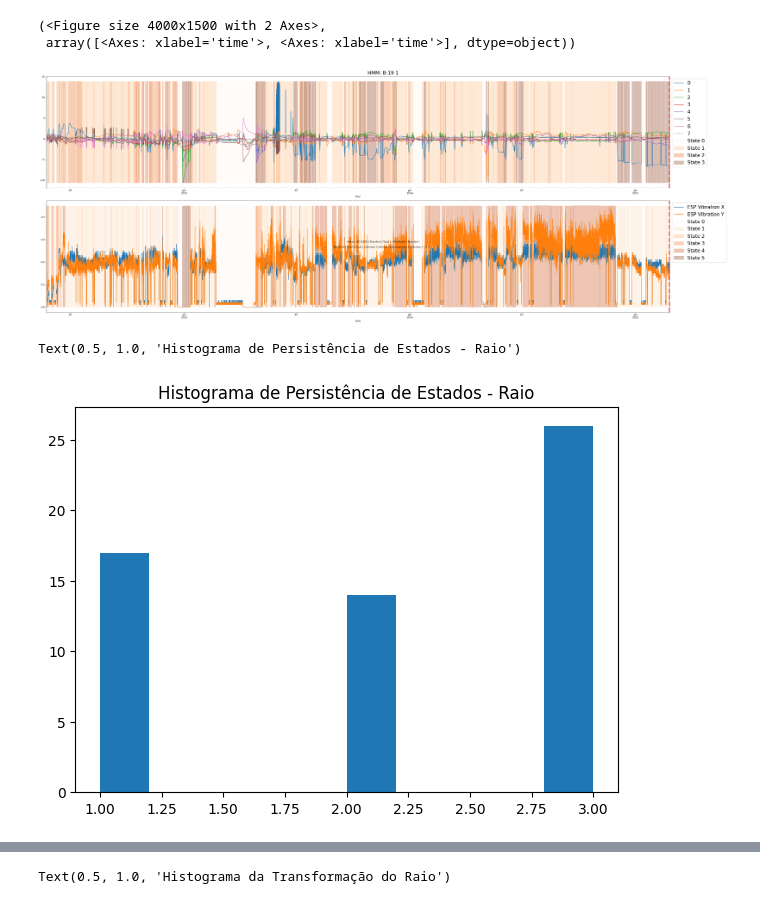
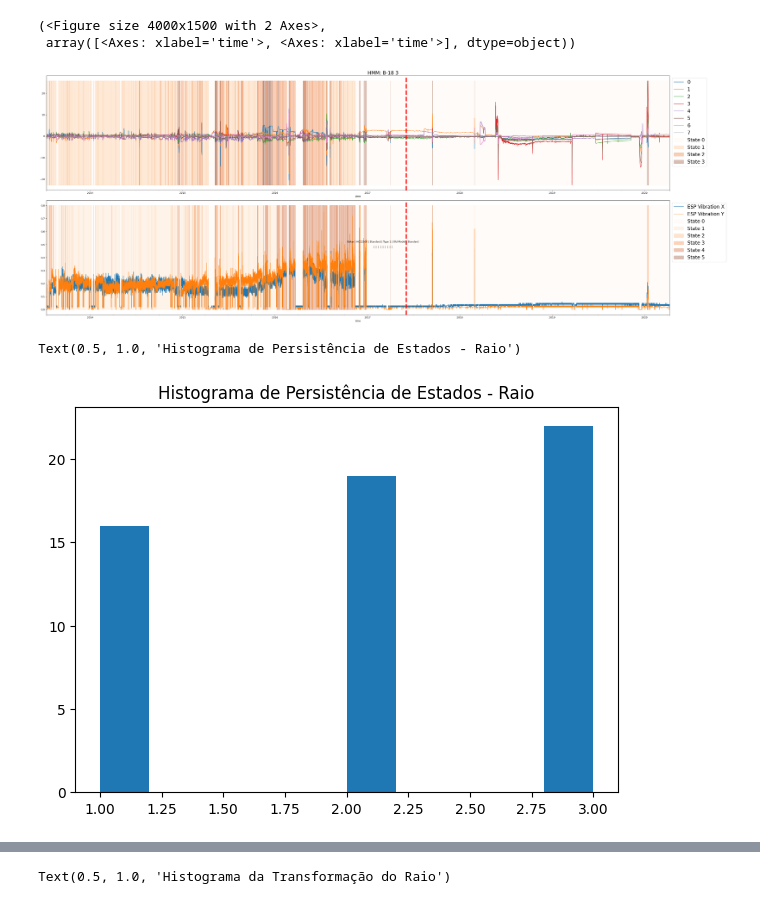
Before and after one commit to RL2-SP3/LISSA, a Jupyter notebook: examples/analise_modelos_hmm.ipynb, the cells around one changed output, grey strips where cells are left out. Cells and saved outputs as stored; diff of their text form; code cells hidden in the pictures.

```diff
--- a/examples/analise_modelos_hmm.ipynb
+++ b/examples/analise_modelos_hmm.ipynb
@@ -19,7 +19,7 @@ import pickle
 PCAData = pd.read_csv("../data/PCA/PCAtotal.csv",delimiter=",").fillna(0)
 PCAData.rename(columns={"Unnamed: 0":"time"},inplace=True)
 # %%
-mainSeed = 971215728
+mainSeed = 971215
 np.random.seed(mainSeed)
 
 PCAHeaders = [str(i) for i in range(0,8)]
@@ -31,8 +31,5 @@ complexVib = PCAData["ESP Vibration X"]+1j*PCAData["ESP Vibration Y"]
 PCAData["VibMod"] = np.absolute(complexVib)
 PCAData["VibArc"] = np.angle(complexVib)
 
-PCAData["Radius Category"] = pd.qcut(PCAData["Radius"],q=[0,.75,.95,1],labels=[1,2,3]).astype(int)
-PCAData["Radius Category"].hist()
-PCAData["Radius"].describe()
 
 X_train, trainLength, X_test, testLength, modelData, totalLength = li.Splitter(pumpList=pumpList,proportion=0.75,entireData=PCAData)
@@ -41,7 +36,24 @@ X_train, trainLength, X_test, testLength, modelData, totalLength = li.Splitter(p
 # %%
-modelCat = modelCat = hmm.CategoricalHMM(n_components=2,random_state=mainSeed)
-modelCat = li.HMMTrainer(X_train["Radius Category"],trainLength,modelCat)
-li.PostProcessing(modelCat, PCAData, modelData,"Radius Category", "State Cat", totalLength)
-print(modelCat.get_stationary_distribution())
-PCAData["State Cat"] = PCAData["State Cat"].map(li.StateConversion(modelCat.get_stationary_distribution(),2))
+n = 3
+data = PCAData["Radius"].loc[PCAData["Well_down"]==0]
+
+model = li.GaussianMixtureExecution(data,n,seed=mainSeed)
+
+modelRadius = hmm.GaussianHMM(
+    n_components=n,
+    random_state=mainSeed,
+    covariance_type="full",
+    init_params="st",
+    #algorithm="map"
+    )
+
+modelRadius.means_ = model.means_
+modelRadius.covars__ = model.covariances_
+
+
+modelRadius = li.HMMTrainer(X_train["Radius"],trainLength,modelRadius)
+
+li.PostProcessing(modelRadius, PCAData, modelData,"Radius", "State Radius", totalLength)
+print(modelRadius.get_stationary_distribution())
+PCAData["State Radius"] = PCAData["State Radius"].map(li.StateConversion(modelRadius.get_stationary_distribution(),n))
 # %% [output]
@@ -109,13 +95,13 @@ esotericHeader = ['Water Cut @ 20degC - 1 atm', 'Choke Opening']
 
 n = [3, 5]
 # %%
-pump = pumpList[20]
+pump = pumpList[3]
 pumpData = PCAData.loc[PCAData["Well Run"]==pump].copy()
-li.HMMPicture(pumpData,pump,PCAHeaders, [PCAHeaders,vibeHeader],["State Radius","State Mod"], n, figsize=(40,15))
+li.HMMPicture(pumpData,pump,props=[PCAHeaders,vibeHeader],states=["State Radius","State Mod"], numberOfStates=n, figsize=(40,15))
 # %% [output]
 (<Figure size 4000x1500 with 2 Axes>,
  array([<Axes: xlabel='time'>, <Axes: xlabel='time'>], dtype=object))
-[figure, old version]
+[figure, new version]
 # %%
 PCAData[["Transformed Radius","VibNormX","VibNormY"]] = 0.0
 
@@ -130,7 +116,7 @@ medianList = np.array([])
 for pump in pumpList:
     pumpData = PCAData.loc[(PCAData["Well Run"]==pump) & (PCAData["Well_down"]==0) ]#.copy()
     last = pumpData.shape[0]
-    pumpMedian = pumpData.loc[pumpData.index[last-40:last-1],"State Radius"].median()
+    pumpMedian = pumpData.loc[pumpData.index[last-24:last-1],"State Radius"].median()
     medianList = np.append(medianList,pumpMedian)
 
 plt.figure(figsize=(7,5))
@@ -138,7 +124,7 @@ plt.hist(medianList)
 plt.title("Histograma de Persistência de Estados - Raio")
 # %% [output]
 Text(0.5, 1.0, 'Histograma de Persistência de Estados - Raio')
-[figure, old version]
+[figure, new version]
 # %%
 medianList = np.array([])
 
```
Also changed, not shown: parts of 6 cells of this notebook, 3 other files.
